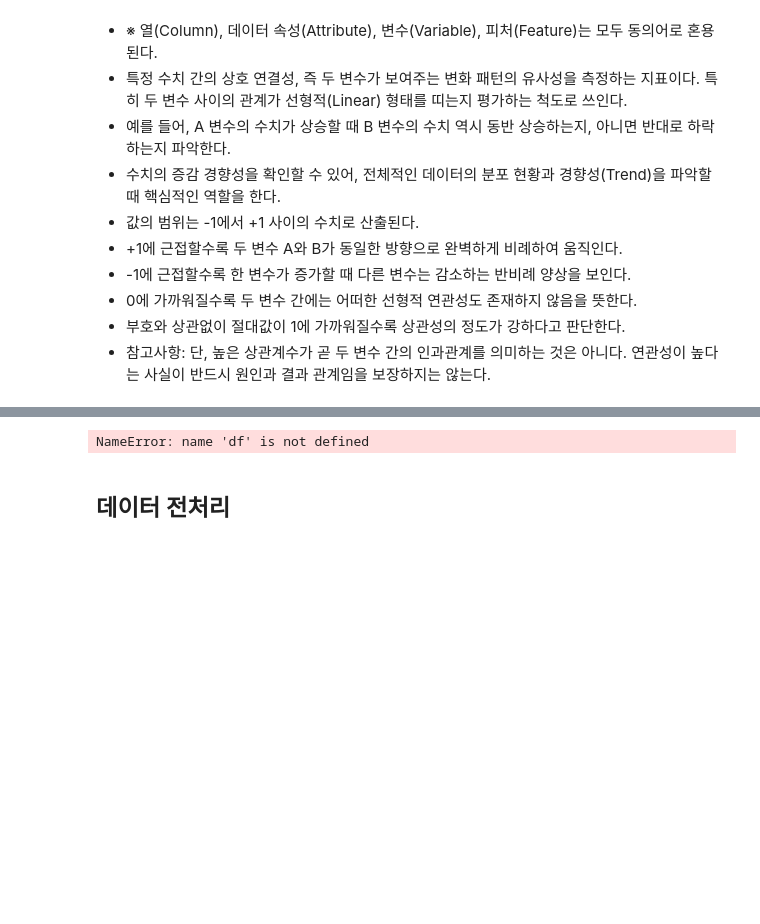
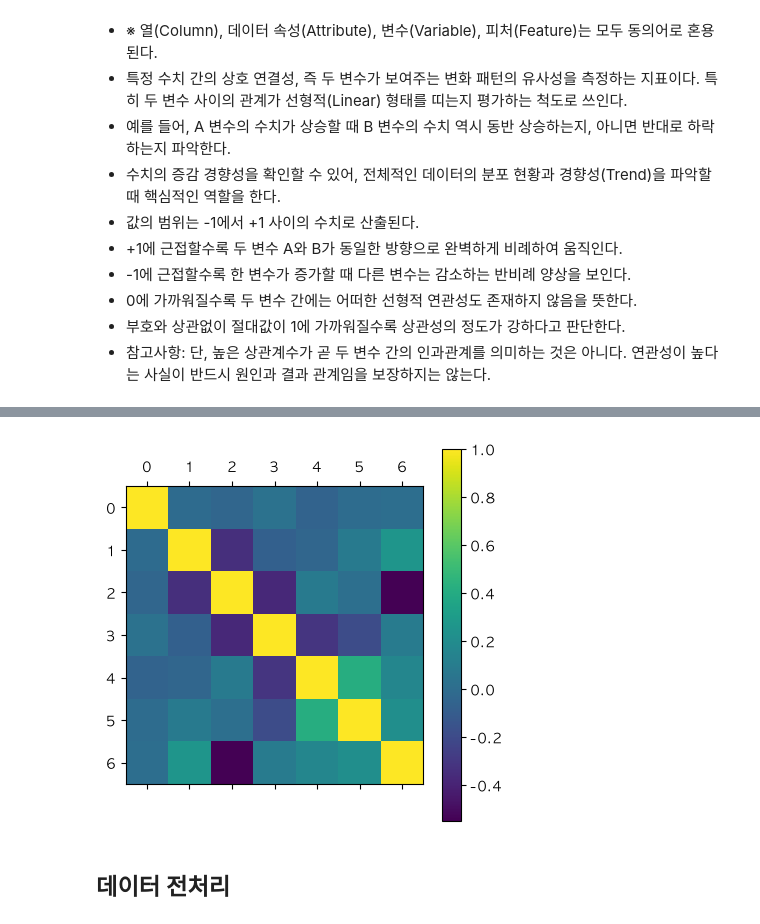
Before and after one commit to LEE0202020/study, a Jupyter notebook: 7. 데이터 전처리(EDA) .ipynb, the cells around one changed output, grey strips where cells are left out. Drawn from its saved outputs; the diff is of its cells as text; code cells hidden in the pictures; blank space fills up the shorter version.

```diff
--- a/7. 데이터 전처리(EDA) .ipynb
+++ b/7. 데이터 전처리(EDA) .ipynb
@@ -55,0 +47,3 @@ pd.read_csv(file_path).head()
+# %%
+df = pd.read_csv(file_path)
+df.head()
@@ -72,9 +80,9 @@ NameError: name 'df' is not defined
 # %%
 plt.matshow(df.corr(numeric_only=True))
 plt.colorbar()
-plt
+plt.show()
 # %% [output]
-NameError: name 'df' is not defined
+[figure, added]
 # %% [markdown]
 ## 데이터 전처리
 # %%
```
Also changed, not shown: parts of 35 cells of this notebook, 4 other files.
